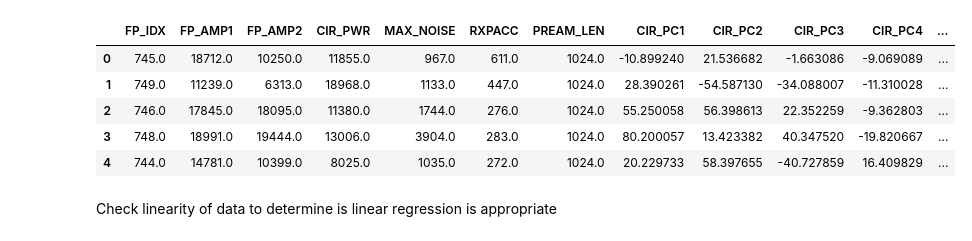
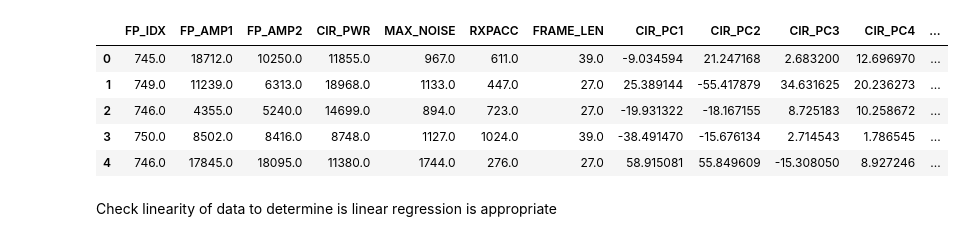
Before and after one commit to jaywmz/UWB-LOS-NLOS-Data-Analytics, a Jupyter notebook: Data Mining/regression/RANGE_regression_mining_linearregre.ipynb, the cells around one changed output. Cells and saved outputs as stored; diff of their text form; code cells hidden in the pictures.

```diff
--- a/Data Mining/regression/RANGE_regression_mining_linearregre.ipynb
+++ b/Data Mining/regression/RANGE_regression_mining_linearregre.ipynb
@@ -1,19 +1,19 @@
 # %%
 import pandas as pd
 import numpy as np
 from sklearn.model_selection import train_test_split
-file_path = "../../dataset/prepared/final_preprocessed_8PCs.csv"
+file_path = "../../dataset/prepared/final_preprocessedv2_8PCs.csv"
 df = pd.read_csv(file_path)
 
 # Optional: Preview the first few rows
 df.head()
 # %% [output]
-|  | FP_IDX | FP_AMP1 | FP_AMP2 | CIR_PWR | MAX_NOISE | RXPACC | PREAM_LEN | CIR_PC1 | CIR_PC2 | CIR_PC3 | CIR_PC4 | ... |
-| 0 | 745.0 | 18712.0 | 10250.0 | 11855.0 | 967.0 | 611.0 | 1024.0 | -10.899240 | 21.536682 | -1.663086 | -9.069089 | ... |
-| 1 | 749.0 | 11239.0 | 6313.0 | 18968.0 | 1133.0 | 447.0 | 1024.0 | 28.390261 | -54.587130 | -34.088007 | -11.310028 | ... |
-| 2 | 746.0 | 17845.0 | 18095.0 | 11380.0 | 1744.0 | 276.0 | 1024.0 | 55.250058 | 56.398613 | 22.352259 | -9.362803 | ... |
-| 3 | 748.0 | 18991.0 | 19444.0 | 13006.0 | 3904.0 | 283.0 | 1024.0 | 80.200057 | 13.423382 | 40.347520 | -19.820667 | ... |
-| 4 | 744.0 | 14781.0 | 10399.0 | 8025.0 | 1035.0 | 272.0 | 1024.0 | 20.229733 | 58.397655 | -40.727859 | 16.409829 | ... |
+|  | FP_IDX | FP_AMP1 | FP_AMP2 | CIR_PWR | MAX_NOISE | RXPACC | FRAME_LEN | CIR_PC1 | CIR_PC2 | CIR_PC3 | CIR_PC4 | ... |
+| 0 | 745.0 | 18712.0 | 10250.0 | 11855.0 | 967.0 | 611.0 | 39.0 | -9.034594 | 21.247168 | 2.683200 | 12.696970 | ... |
+| 1 | 749.0 | 11239.0 | 6313.0 | 18968.0 | 1133.0 | 447.0 | 27.0 | 25.389144 | -55.417879 | 34.631625 | 20.236273 | ... |
+| 2 | 746.0 | 4355.0 | 5240.0 | 14699.0 | 894.0 | 723.0 | 27.0 | -19.931322 | -18.167155 | 8.725183 | 10.258672 | ... |
+| 3 | 750.0 | 8502.0 | 8416.0 | 8748.0 | 1127.0 | 1024.0 | 39.0 | -38.491470 | -15.676134 | 2.714543 | 1.786545 | ... |
+| 4 | 746.0 | 17845.0 | 18095.0 | 11380.0 | 1744.0 | 276.0 | 27.0 | 58.915081 | 55.849609 | -15.308050 | 8.927246 | ... |
 # %% [markdown]
 Check linearity of data to determine is linear regression is appropriate
 # %%
```
Also changed, not shown: parts of 5 cells of this notebook, 1 other file.
